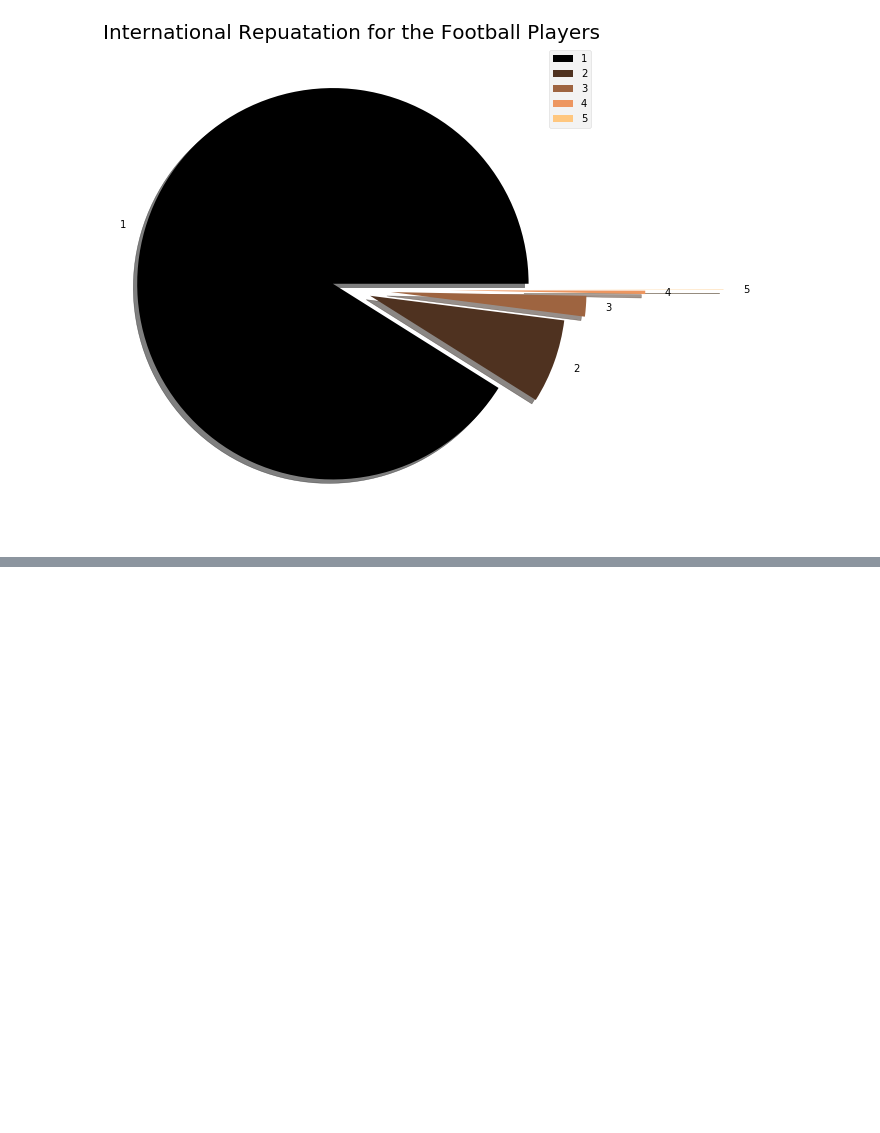
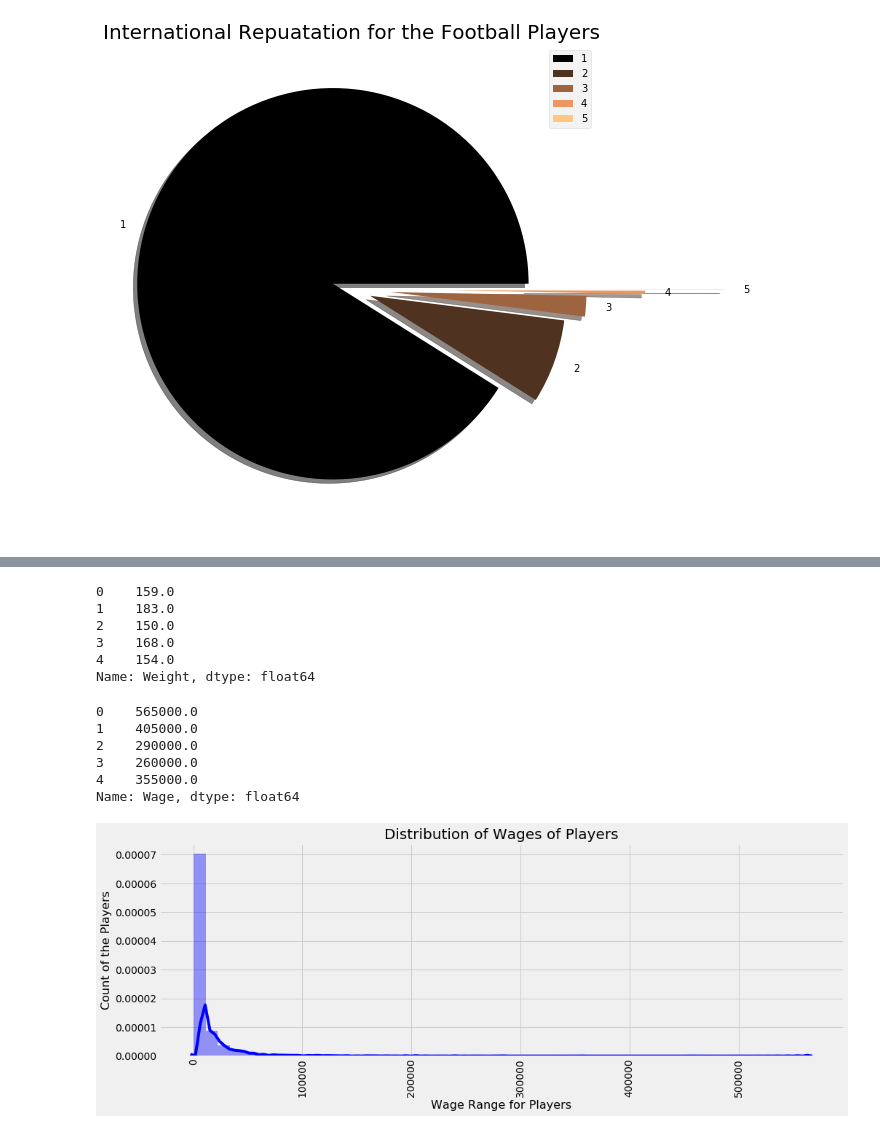
Before and after one commit to SiddarthSamdani/Fifa_Visualization, a Jupyter notebook: Fifa_Visualization.ipynb, the cells around one changed output, grey strips where cells are left out. Drawn from its saved outputs; the diff is of its cells as text; code cells hidden in the pictures; blank space fills up the shorter version.

```diff
--- a/Fifa_Visualization.ipynb
+++ b/Fifa_Visualization.ipynb
@@ -246,0 +273,58 @@ plt.show()
+# %%
+# defining a function for cleaning the Weight data
+
+def extract_value_from(value):
+  out = value.replace('lbs', '')
+  return float(out)
+
+# applying the function to weight column
+#data['value'] = data['value'].apply(lambda x: extract_value_from(x))
+data['Weight'] = data['Weight'].apply(lambda x : extract_value_from(x))
+
+data['Weight'].head()
+# %% [output]
+0    159.0
+1    183.0
+2    150.0
+3    168.0
+4    154.0
+Name: Weight, dtype: float64
+# %%
+# defining a function for cleaning the wage column
+
+def extract_value_from(Value):
+    out = Value.replace('€', '')
+    if 'M' in out:
+        out = float(out.replace('M', ''))*1000000
+    elif 'K' in Value:
+        out = float(out.replace('K', ''))*1000
+    return float(out)
+# %%
+# applying the function to the wage column
+
+data['Value'] = data['Value'].apply(lambda x: extract_value_from(x))
+data['Wage'] = data['Wage'].apply(lambda x: extract_value_from(x))
+
+data['Wage'].head()
+# %% [output]
+0    565000.0
+1    405000.0
+2    290000.0
+3    260000.0
+4    355000.0
+Name: Wage, dtype: float64
+# %%
+# Comparing the players' Wages
+
+import warnings
+warnings.filterwarnings('ignore')
+
+plt.rcParams['figure.figsize'] = (15, 5)
+sns.distplot(data['Wage'], color = 'blue')
+plt.xlabel('Wage Range for Players', fontsize = 16)
+plt.ylabel('Count of the Players', fontsize = 16)
+plt.title('Distribution of Wages of Players', fontsize = 20)
+plt.xticks(rotation = 90)
+plt.show()
+# %% [output]
+[figure, added]
```
Also changed, not shown: parts of 2 cells of this notebook.
